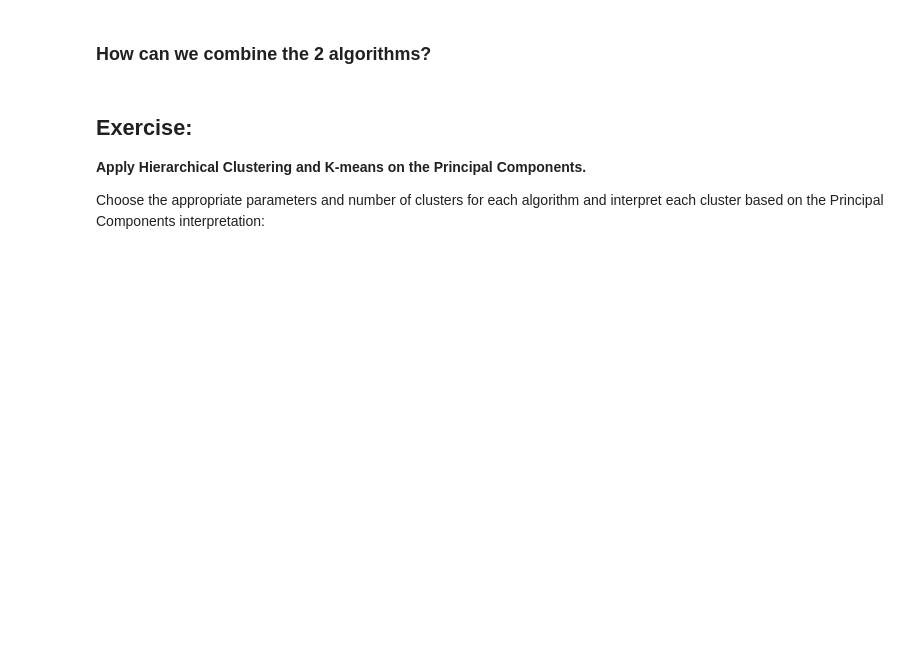
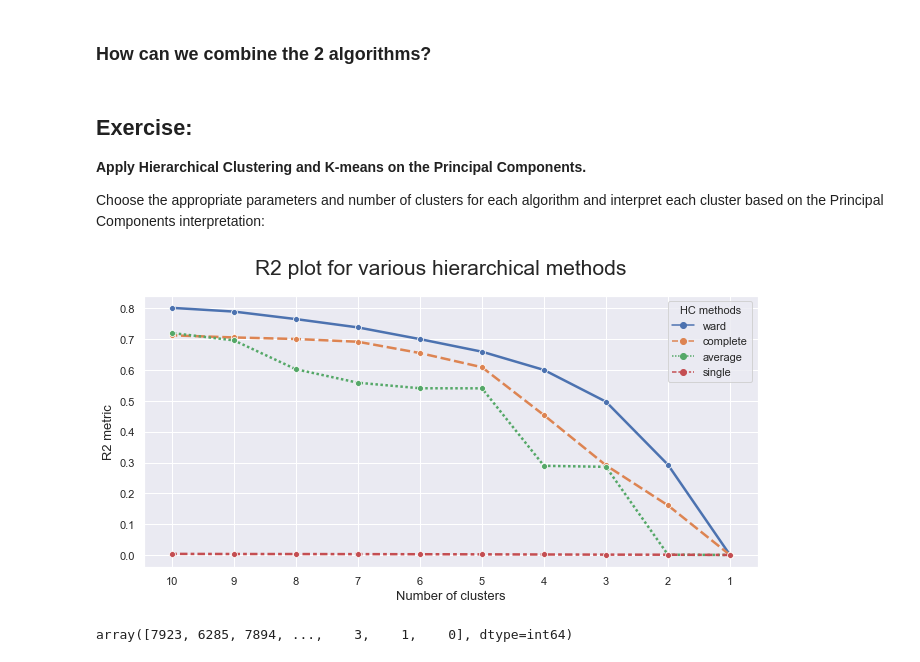
Before and after one commit to mdurham922/Data-Mining-21-22, a Jupyter notebook: notebooks/lab10_kmeans_clustering.ipynb, the cells around one changed output. Saved outputs shown, nothing was run; the diff lists cells and outputs as text; code cells hidden in the pictures; blank space fills up the shorter version.

```diff
--- a/notebooks/lab10_kmeans_clustering.ipynb
+++ b/notebooks/lab10_kmeans_clustering.ipynb
@@ -266,0 +311,40 @@ Choose the appropriate parameters and number of clusters for each algorithm and
+# %%
+# Prepare input
+hc_methods = ["ward", "complete", "average", "single"]
+
+# Call function defined above to obtain the R2 statistic for each hc_method
+max_nclus = 10
+r2_hc_methods = np.vstack(
+    [
+        get_r2_hc(df[pc_features], link, max_nclus, min_nclus=1, dist="euclidean")
+        for link in hc_methods
+    ]
+).T
+r2_hc_methods = pd.DataFrame(r2_hc_methods, index=range(1, max_nclus + 1), columns=hc_methods)
+
+sns.set()
+# Plot data
+fig = plt.figure(figsize=(11,5))
+sns.lineplot(data=r2_hc_methods, linewidth=2.5, markers=["o"]*4)
+
+# Finalize the plot
+fig.suptitle("R2 plot for various hierarchical methods", fontsize=21)
+plt.gca().invert_xaxis()  # invert x axis
+plt.legend(title="HC methods", title_fontsize=11)
+plt.xticks(range(1, max_nclus + 1))
+plt.xlabel("Number of clusters", fontsize=13)
+plt.ylabel("R2 metric", fontsize=13)
+
+plt.show()
+# %% [output]
+[figure, added]
+# %%
+# setting distance_threshold=0 and n_clusters=None ensures we compute the full tree
+linkage = "ward"
+distance = "euclidean"
+
+# Define the clusterer
+hclust = AgglomerativeClustering(distance_threshold=0,n_clusters=None, linkage=linkage, affinity=distance)
+hclust.fit_predict(df[pc_features])
+# %% [output]
+array([7923, 6285, 7894, ...,    3,    1,    0], dtype=int64)
```
Also changed, not shown: parts of 6 cells of this notebook.
